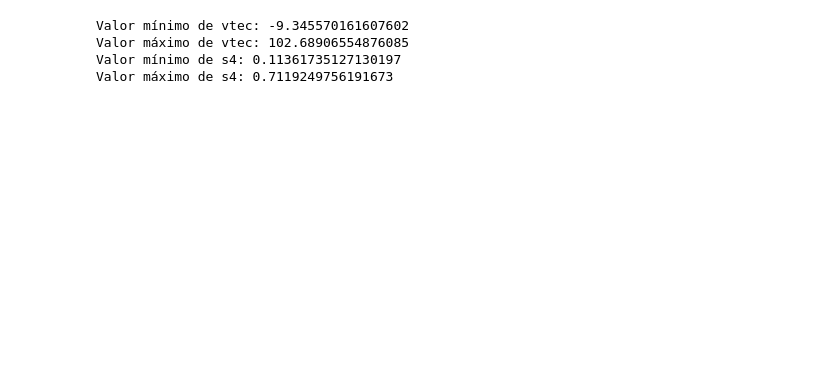
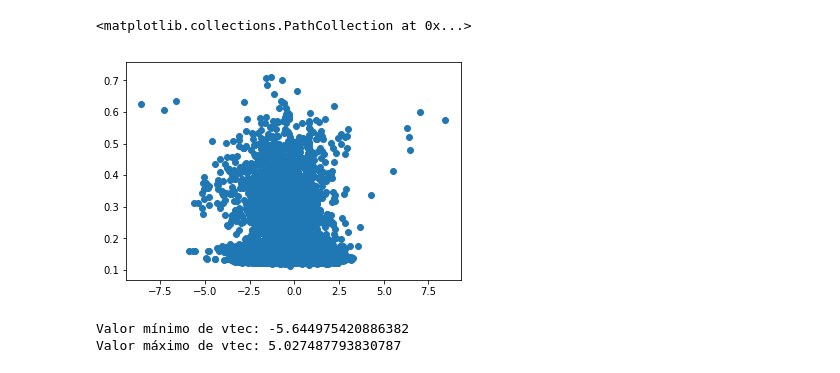
Before and after one commit to retiarus/correlation_vtec_s4, a Jupyter notebook: 06_analise_sj2.ipynb, the cells around one changed output. Drawn from its saved outputs; the diff is of its cells as text; code cells hidden in the pictures; blank space fills up the shorter version.

```diff
--- a/06_analise_sj2.ipynb
+++ b/06_analise_sj2.ipynb
@@ -26 +116,6 @@ s4_sj2 = df_series_s4['sj2']
+# %%
+plt.scatter(vtec_dt.values, s4.values)
+# %% [output]
+<matplotlib.collections.PathCollection at 0x...>
+[figure, added]
 # %%
@@ -34,29 +130,13 @@ vtec_sj2_lag_1 = vtec_sj2.shift(1)
-# %%
-# to vtec data
-value_min_vtec = vtec_sj2.min()
-value_max_vtec = vtec_sj2.max()
-
-print('Valor mínimo de vtec:', value_min_vtec)
-print('Valor máximo de vtec:', value_max_vtec)
-
-scale_vtec = Scale(value_min_vtec, value_max_vtec)
-
-# to s4 data
-value_min_s4 = s4_sj2.min()
-value_max_s4 = s4_sj2.max()
-
-print('Valor mínimo de s4:', value_min_s4)
-print('Valor máximo de s4:', value_max_s4)
-
-scale_s4 = Scale(value_min_s4, value_max_s4)
-
-
-vtec_sj2 = pd.Series(scale_vtec(vtec_sj2.values.ravel()), index=vtec_sj2.index)
-s4_sj2 = pd.Series(scale_vtec(s4_sj2.values.ravel()), index=s4_sj2.index)
-
-#s4_sj2.values = scale_s4(s4_sj2.values.ravel())
-# %% [output]
-Valor mínimo de vtec: -9.345570161607602
-Valor máximo de vtec: 102.68906554876085
-Valor mínimo de s4: 0.11361735127130197
-Valor máximo de s4: 0.7119249756191673
+# %%
+# to vtec_dt data
+value_min_vtec_dt2 = vtec_dt2.min()
+value_max_vtec_dt2 = vtec_dt2.max()
+
+print('Valor mínimo de vtec:', value_min_vtec_dt2)
+print('Valor máximo de vtec:', value_max_vtec_dt2)
+
+scale_vtec_dt2 = Scale(value_min_vtec_dt2, value_max_vtec_dt2)
+vtec_dt2_scale = pd.Series(scale_vtec_dt2(vtec_dt2.values.ravel()), index=vtec_dt2.index)
+# %% [output]
+Valor mínimo de vtec: -5.644975420886382
+Valor máximo de vtec: 5.027487793830787
```
Also changed, not shown: parts of 29 cells of this notebook.
